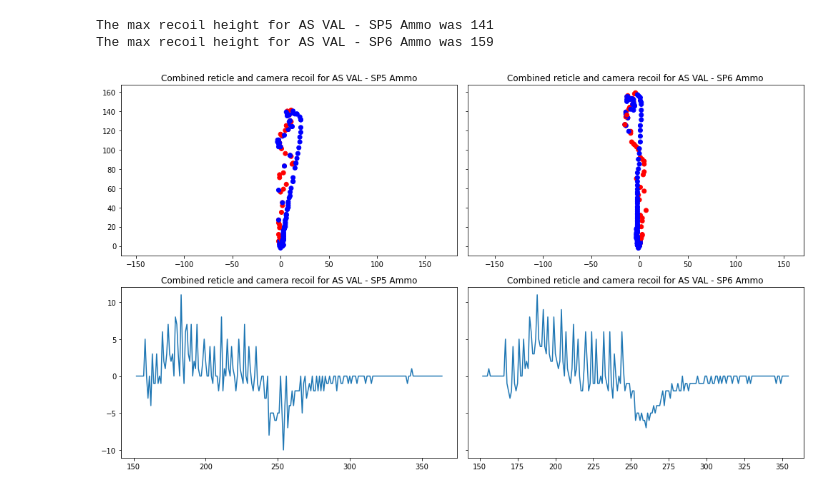
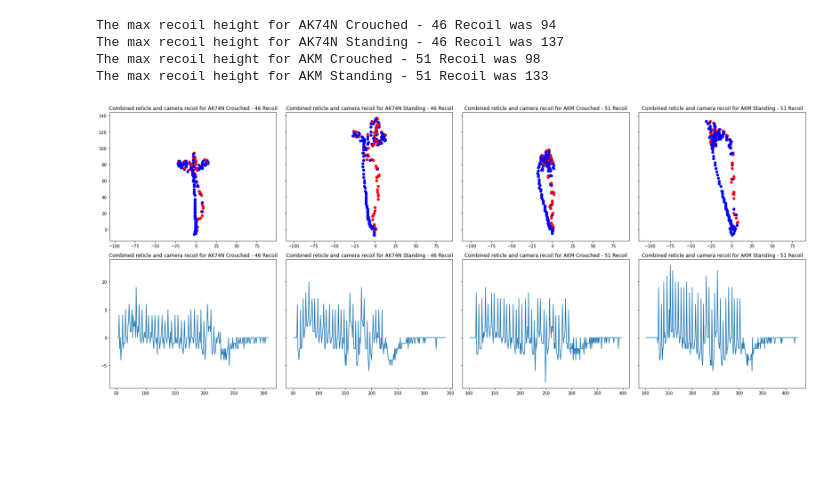
Before and after one commit to a-j-jones/eft_recoil_analysis, a Jupyter notebook: analysis.ipynb, the cells around one changed output. Saved outputs shown, nothing was run; the diff lists cells and outputs as text; code cells hidden in the pictures; blank space fills up the shorter version.

```diff
--- a/analysis.ipynb
+++ b/analysis.ipynb
@@ -31,44 +31,56 @@ def get_recoil_pattern(file, start_index=0, end_index=None):
 
     return df
 # %%
-fig, axs = plt.subplots(2, 2, figsize=(14, 8), sharey='row')
+data = [
+    {
+        "file": "recoil data/ak74n_crouched_46.json",
+        "name": "AK74N Crouched - 46 Recoil",
+        "start_index": 50
+    },
+    {
+        "file": "recoil data/ak74n_standing_46.json",
+        "name": "AK74N Standing - 46 Recoil",
+        "start_index": 50
+    },
+    {
+        "file": "recoil data/akm_crouched_51.json",
+        "name": "AKM Crouched - 51 Recoil",
+        "start_index": 100
+    },
+    {
+        "file": "recoil data/akm_standing_51.json",
+        "name": "AKM Standing - 51 Recoil",
+        "start_index": 100
+    }
+]
 
-# ------------------------------- Gun 1: -------------------------------
-file = "recoil data/asval_sp5.json"
-name = "AS VAL - SP5 Ammo"
-gun = file.split("_")[0]
-df = get_recoil_pattern(file, start_index=150)
-print(f"The max recoil height for {name} was {df.combined_y.max():.0f}")
+plots = len(data)
+width = 6 * plots
+fig, axs = plt.subplots(2, plots, figsize=(width, 10), sharey='row')
 
-# Spray pattern plotted:
-axs[0][0].scatter(df.combined_x, df.combined_y, c=df.combined_y_color)
-axs[0][0].set_title(f"Combined reticle and camera recoil for {name}")
-axs[0][0].axis('equal')
+for i, gun in enumerate(data):
+    file = gun["file"]
+    name = gun["name"]
+    start_index = gun["start_index"]
+    df = get_recoil_pattern(file, start_index=start_index)
+    print(f"The max recoil height for {name} was {df.combined_y.max():.0f}")
 
-# Movement plotted:
-axs[1][0].plot(df.index, df.combined_y_move)
-axs[1][0].set_title(f"Combined reticle and camera recoil for {name}")
+    # Spray pattern plotted:
+    axs[0][i].scatter(df.combined_x, df.combined_y, c=df.combined_y_color)
+    axs[0][i].set_title(f"Combined reticle and camera recoil for {name}")
+    axs[0][i].axis('equal')
 
-# ------------------------------- Gun 2: -------------------------------
-file = "recoil data/asval_sp6.json"
-name = "AS VAL - SP6 Ammo"
-gun = file.split("_")[0]
-df = get_recoil_pattern(file, start_index=150)
-print(f"The max recoil height for {name} was {df.combined_y.max():.0f}")
+    # Movement plotted:
+    axs[1][i].plot(df.index, df.combined_y_move)
+    axs[1][i].set_title(f"Combined reticle and camera recoil for {name}")
 
-# Spray pattern plotted:
-axs[0][1].scatter(df.combined_x, df.combined_y, c=df.combined_y_color)
-axs[0][1].set_title(f"Combined reticle and camera recoil for {name}")
-axs[0][1].axis('equal')
-
-# Movement plotted:
-axs[1][1].plot(df.index, df.combined_y_move)
-axs[1][1].set_title(f"Combined reticle and camera recoil for {name}")
 
 fig.tight_layout()
 
 plt.show()
 # %% [output]
-The max recoil height for AS VAL - SP5 Ammo was 141
-The max recoil height for AS VAL - SP6 Ammo was 159
+The max recoil height for AK74N Crouched - 46 Recoil was 94
+The max recoil height for AK74N Standing - 46 Recoil was 137
+The max recoil height for AKM Crouched - 51 Recoil was 98
+The max recoil height for AKM Standing - 51 Recoil was 133
-[figure, old version]
+[figure, new version]
```
Also changed, not shown: 3 other files.
